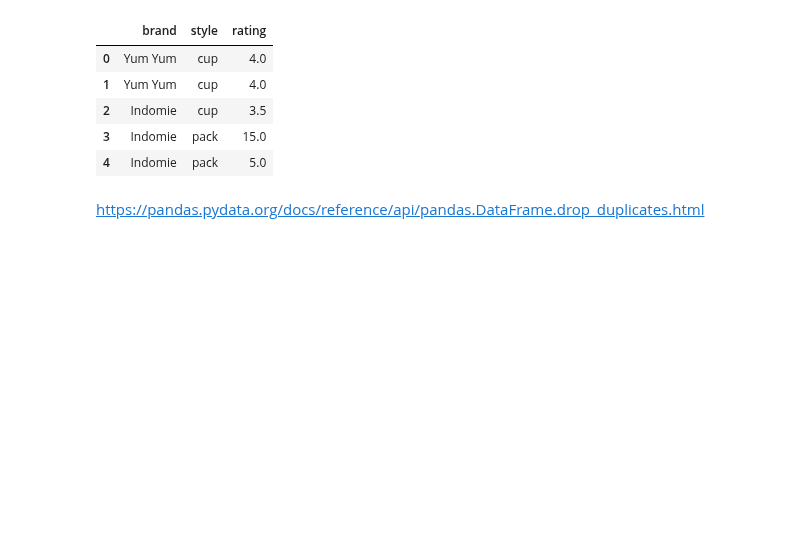
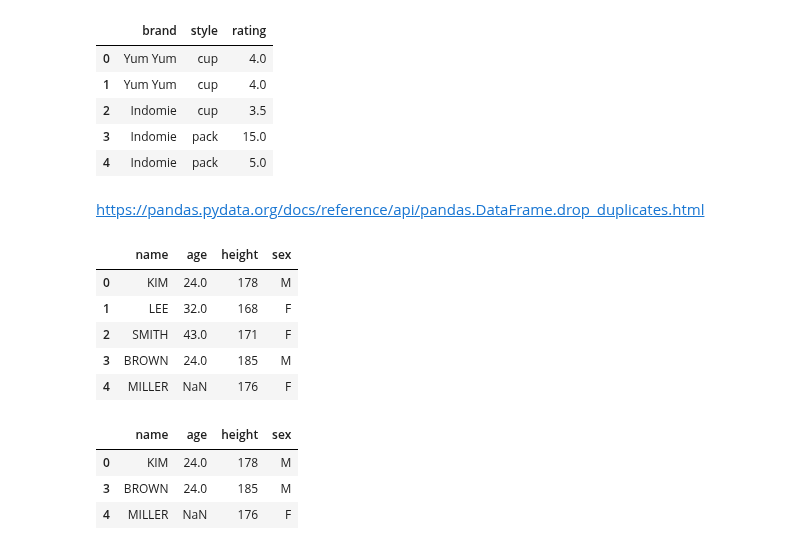
Before and after one commit to mackenly2/mjc.ai.ml, a Jupyter notebook: pandas_drop.ipynb, the cells around one changed output. Drawn from its saved outputs; the diff is of its cells as text; code cells hidden in the pictures; blank space fills up the shorter version.

```diff
--- a/pandas_drop.ipynb
+++ b/pandas_drop.ipynb
@@ -172,3 +172,27 @@ df
 | 4 | Indomie | pack | 5.0 |
 # %% [markdown]
 https://pandas.pydata.org/docs/reference/api/pandas.DataFrame.drop_duplicates.html
+# %%
+
+df = pd.DataFrame(
+    {'name': ['KIM', 'LEE', 'SMITH','BROWN', 'MILLER'],
+     'age': [24, 32, 43, 24, np.nan],
+     'height': [178, 168, 171, 185, 176],
+     'sex': ['M', 'F', 'F', 'M', 'F']})
+df
+# %% [output]
+|  | name | age | height | sex |
+| 0 | KIM | 24.0 | 178 | M |
+| 1 | LEE | 32.0 | 168 | F |
+| 2 | SMITH | 43.0 | 171 | F |
+| 3 | BROWN | 24.0 | 185 | M |
+| 4 | MILLER | NaN | 176 | F |
+# %%
+df.drop([1,2], axis=0)
+
+## axis = 0 (세로) 축을 기준으로 해서 0 과 1을 지워라.
+# %% [output]
+|  | name | age | height | sex |
+| 0 | KIM | 24.0 | 178 | M |
+| 3 | BROWN | 24.0 | 185 | M |
+| 4 | MILLER | NaN | 176 | F |
```
Also changed, not shown: parts of 6 cells of this notebook.
